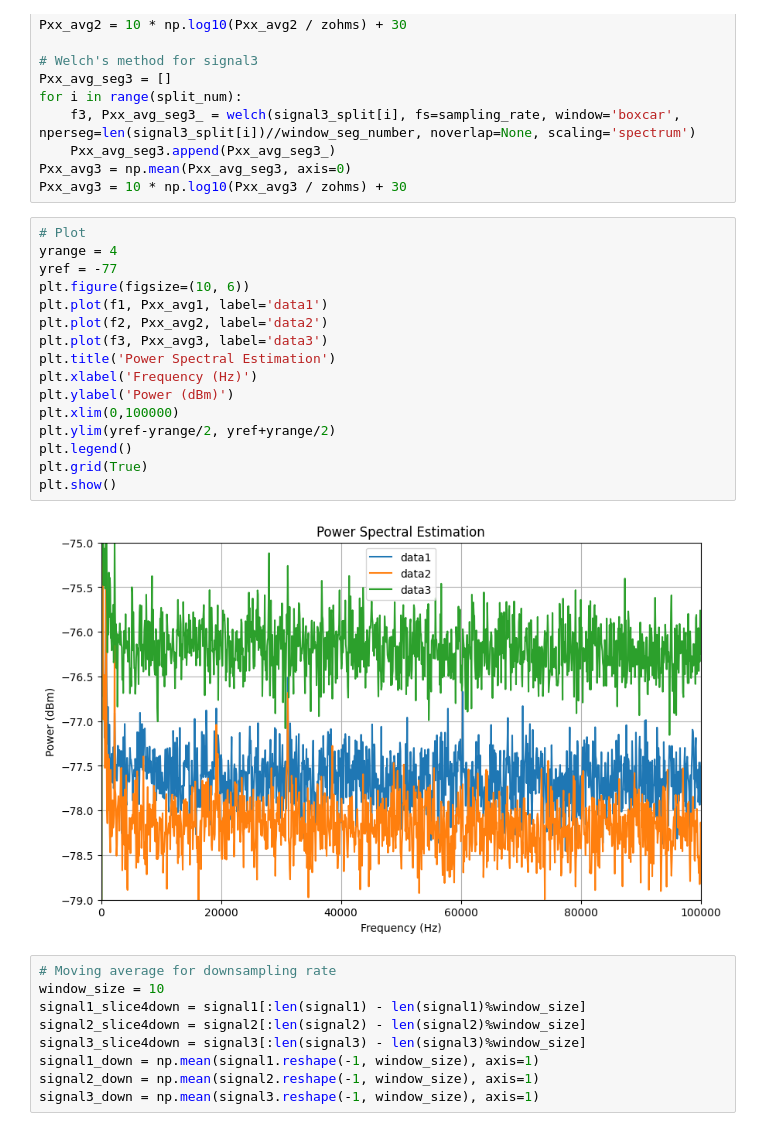
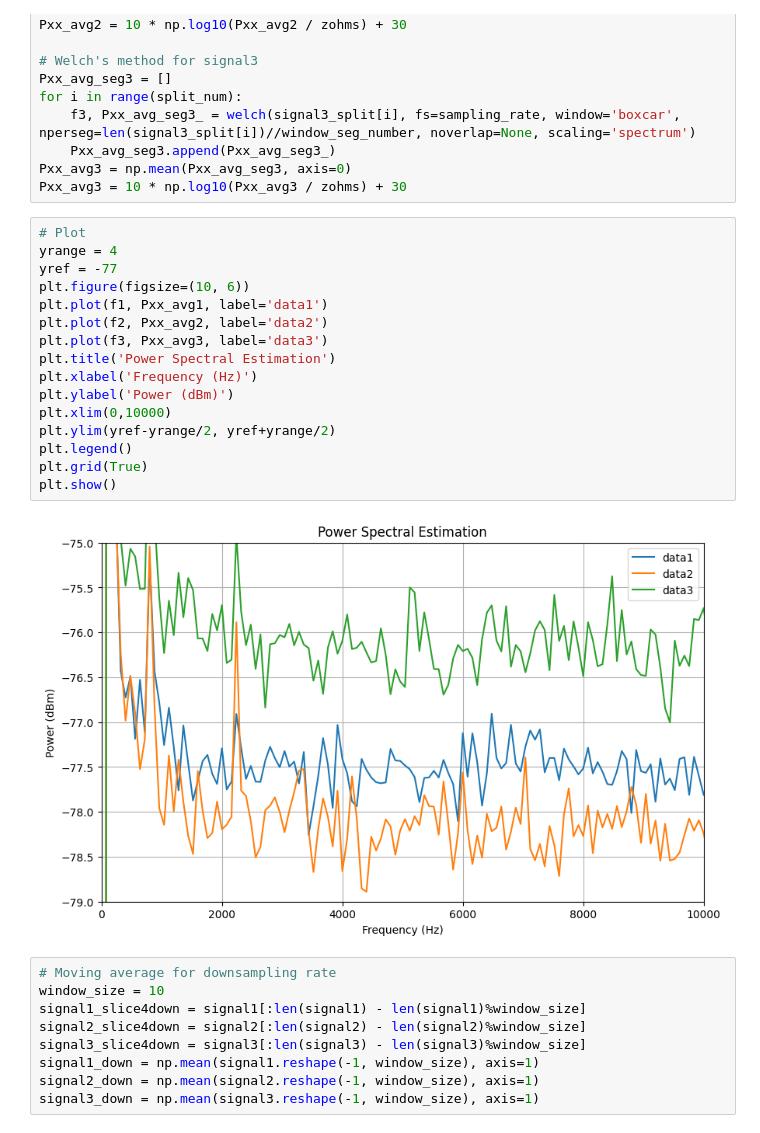
Before and after one commit to kiiichi/python-learning, a Jupyter notebook: DataAE/chip/periodogram.ipynb, the cells around one changed output. Drawn from its saved outputs; the diff is of its cells as text.

```diff
--- a/DataAE/chip/periodogram.ipynb
+++ b/DataAE/chip/periodogram.ipynb
@@ -77,21 +77,21 @@ Pxx_avg3 = 10 * np.log10(Pxx_avg3 / zohms) + 30
 # %%
 # Plot
 yrange = 4
 yref = -77
 plt.figure(figsize=(10, 6))
 plt.plot(f1, Pxx_avg1, label='data1')
 plt.plot(f2, Pxx_avg2, label='data2')
 plt.plot(f3, Pxx_avg3, label='data3')
 plt.title('Power Spectral Estimation')
 plt.xlabel('Frequency (Hz)')
 plt.ylabel('Power (dBm)')
-plt.xlim(0,100000)
+plt.xlim(0,10000)
 plt.ylim(yref-yrange/2, yref+yrange/2)
 plt.legend()
 plt.grid(True)
 plt.show()
 # %% [output]
-[figure, old version]
+[figure, new version]
 # %%
 # Moving average for downsampling rate
 window_size = 10
```
Also changed, not shown: parts of 1 cell of this notebook.
